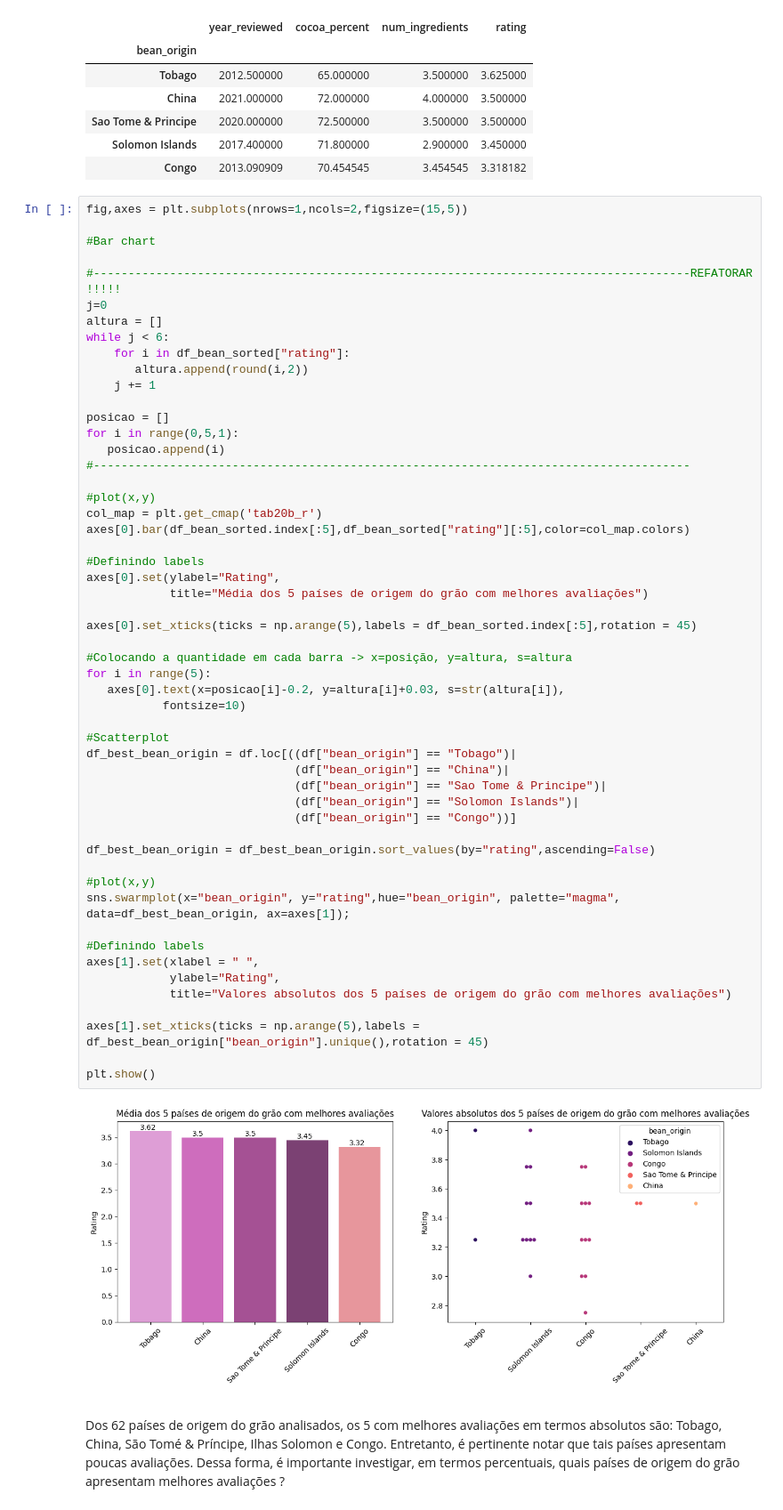
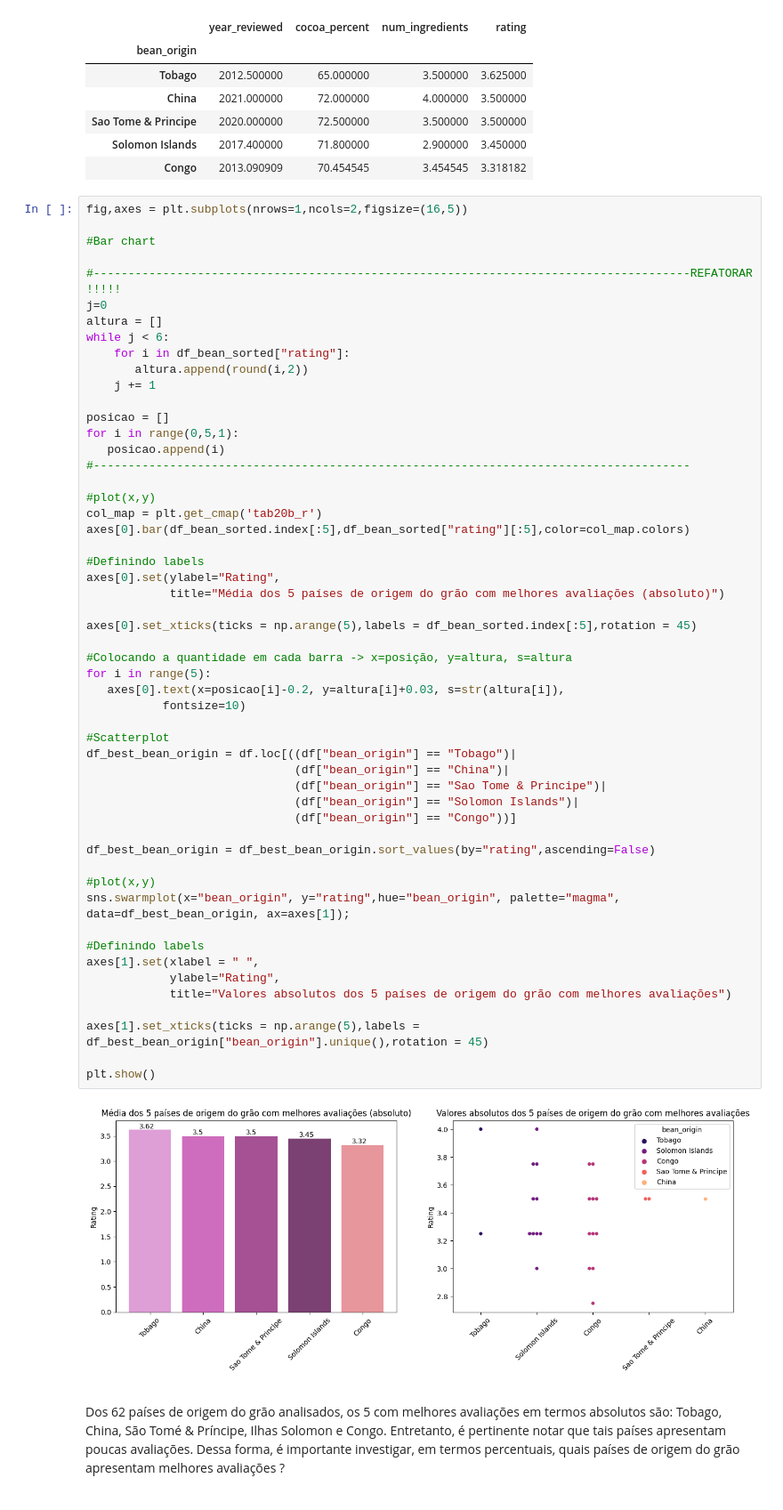
Before and after one commit to talitacgs/ChocolateBar_Analysis, a Jupyter notebook: chocolate_analysis.ipynb, the cells around one changed output. Shown at 89% size. Cells and saved outputs as stored; diff of their text form.

```diff
--- a/chocolate_analysis.ipynb
+++ b/chocolate_analysis.ipynb
@@ -217,7 +219,7 @@ df_bean_sorted.head()
 | Solomon Islands | 2017.400000 | 71.800000 | 2.900000 | 3.450000 |
 | Congo | 2013.090909 | 70.454545 | 3.454545 | 3.318182 |
 # %%
-fig,axes = plt.subplots(nrows=1,ncols=2,figsize=(15,5))
+fig,axes = plt.subplots(nrows=1,ncols=2,figsize=(16,5))
 
 #Bar chart
 
@@ -240,37 +242,37 @@ axes[0].bar(df_bean_sorted.index[:5],df_bean_sorted["rating"][:5],color=col_map.
 
 #Definindo labels
 axes[0].set(ylabel="Rating",
-            title="Média dos 5 países de origem do grão com melhores avaliações")
+            title="Média dos 5 países de origem do grão com melhores avaliações (absoluto)")
 
 axes[0].set_xticks(ticks = np.arange(5),labels = df_bean_sorted.index[:5],rotation = 45)
 
 #Colocando a quantidade em cada barra -> x=posição, y=altura, s=altura
 for i in range(5):
    axes[0].text(x=posicao[i]-0.2, y=altura[i]+0.03, s=str(altura[i]),
            fontsize=10)
 
 #Scatterplot
 df_best_bean_origin = df.loc[((df["bean_origin"] == "Tobago")|
                               (df["bean_origin"] == "China")|
                               (df["bean_origin"] == "Sao Tome & Principe")|
                               (df["bean_origin"] == "Solomon Islands")|
                               (df["bean_origin"] == "Congo"))]
 
 df_best_bean_origin = df_best_bean_origin.sort_values(by="rating",ascending=False)
 
 #plot(x,y)
 sns.swarmplot(x="bean_origin", y="rating",hue="bean_origin", palette="magma", data=df_best_bean_origin, ax=axes[1]);
 
 #Definindo labels
 axes[1].set(xlabel = " ",
             ylabel="Rating",
             title="Valores absolutos dos 5 países de origem do grão com melhores avaliações")
 
 axes[1].set_xticks(ticks = np.arange(5),labels = df_best_bean_origin["bean_origin"].unique(),rotation = 45)
 
 plt.show()
 # %% [output]
-[figure, old version]
+[figure, new version]
 # %% [markdown]
 Dos 62 países de origem do grão analisados, os 5 com melhores avaliações em termos absolutos são: Tobago, China, São Tomé & Príncipe, Ilhas Solomon e Congo. Entretanto, é pertinente notar que tais países apresentam poucas avaliações. Dessa forma, é importante investigar, em termos percentuais, quais países de origem do grão apresentam melhores avaliações ?
 # %%
```
Also changed, not shown: parts of 16 cells of this notebook.
